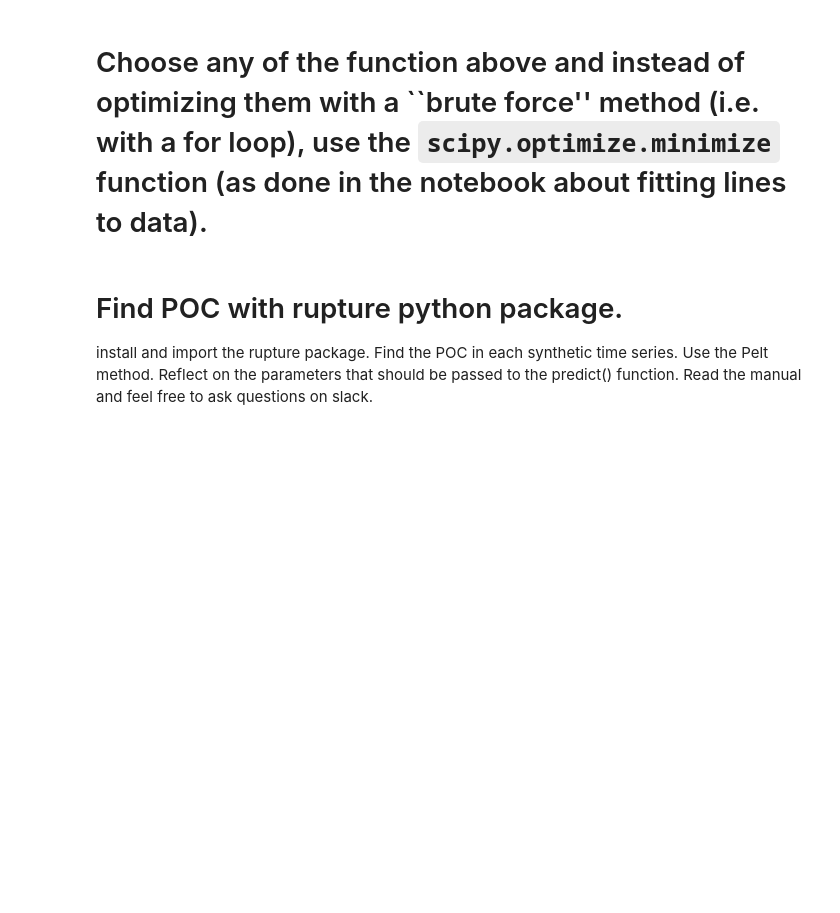
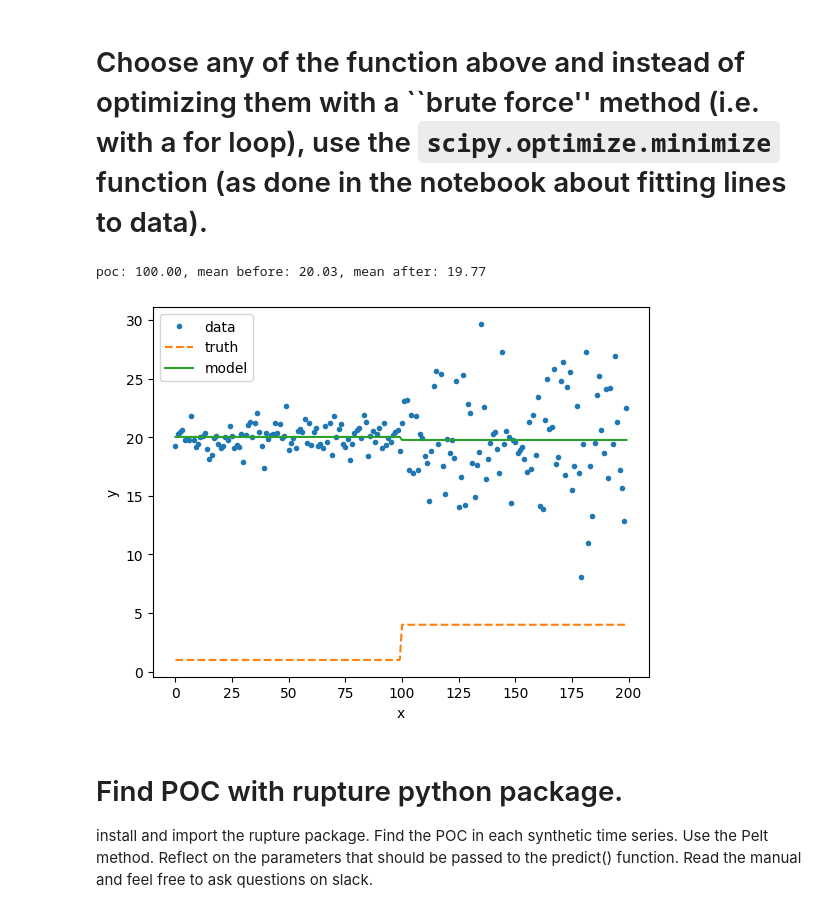
Before and after one commit to Osujan/MLTSA25_SShrestha, a Jupyter notebook: HW5/chchchchanges_instructions.ipynb, the cells around one changed output. Saved outputs shown, nothing was run; the diff lists cells and outputs as text; code cells hidden in the pictures; blank space fills up the shorter version.

```diff
--- a/HW5/chchchchanges_instructions.ipynb
+++ b/HW5/chchchchanges_instructions.ipynb
@@ -126,3 +170,42 @@ poc: 101.00, mean before: 0.93, mean after: 3.48
+# %%
+# prompt: use scipy.optimize.minimize to find the difference in means for the data ys just like in the max diff function
+
+from scipy.optimize import minimize
+
+def maxdiff_minimize(y):
+    """
+    Calculates the POC by minimizing the negative difference of means using scipy.optimize.minimize.
+    """
+    def objective_function(i):
+        i = int(round(i))  # Ensure i is an integer
+        if not (0 < i < len(y)):
+            return 0  # Return 0 for out-of-bounds values to avoid errors
+        before = np.mean(y[:i])
+        after = np.mean(y[i:])
+        return -(np.abs(after - before)) # Negative to maximize
+
+    # Initial guess: midpoint of the dataset
+    initial_guess = len(y) // 2
+
+    result = minimize(objective_function, initial_guess, bounds=[(1, len(y) -1)])
+
+    poc = int(round(result.x[0]))
+    before = np.mean(y[:poc])
+    after = np.mean(y[poc:])
+    return poc, before, after
+
+print("poc: {:.2f}, mean before: {:.2f}, mean after: {:.2f}".format(*maxdiff_minimize(ys)))
+
+poc, before, after = maxdiff_minimize(ys)
+pl.plot(x, ys, '.', label="data")
+pl.plot(range(200), [s1] * 100 + [s2] * 100, '--', label="truth")
+pl.plot(x, [before] * poc + [after] * (len(ys) - poc), label="model")
+pl.xlabel('x')
+pl.ylabel('y');
+pl.legend();
+# %% [output]
+poc: 100.00, mean before: 20.03, mean after: 19.77
+[figure, added]
 # %% [markdown]
 # Find POC with rupture python package.
 install and import the rupture package.
```
Also changed, not shown: parts of 33 cells of this notebook.
